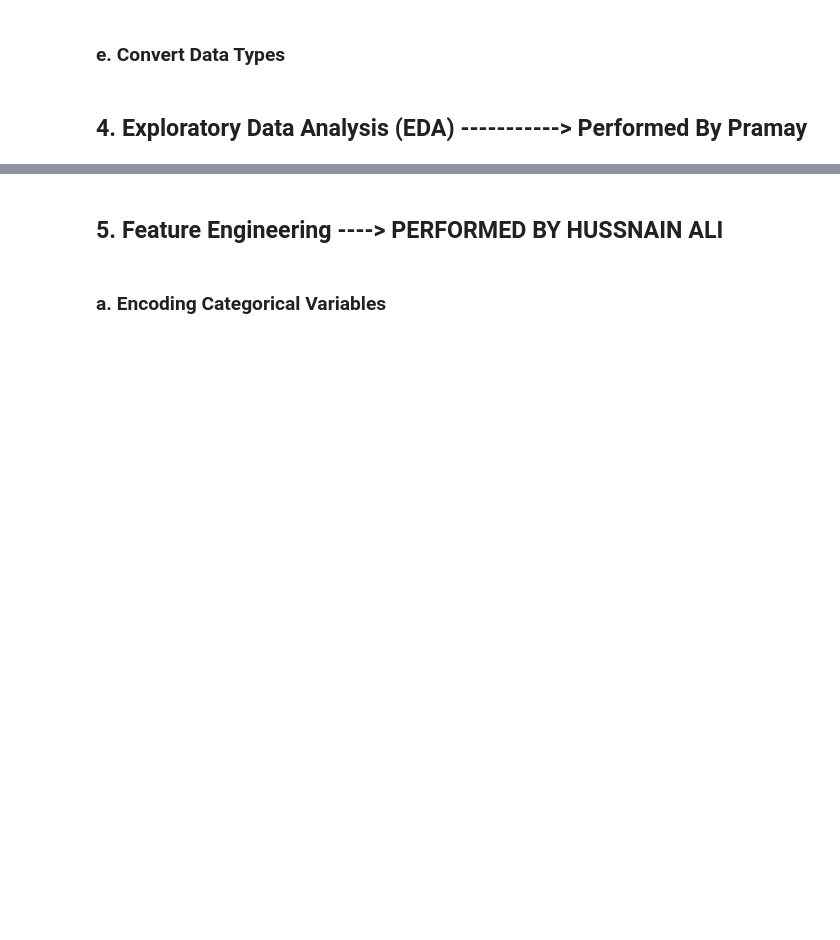
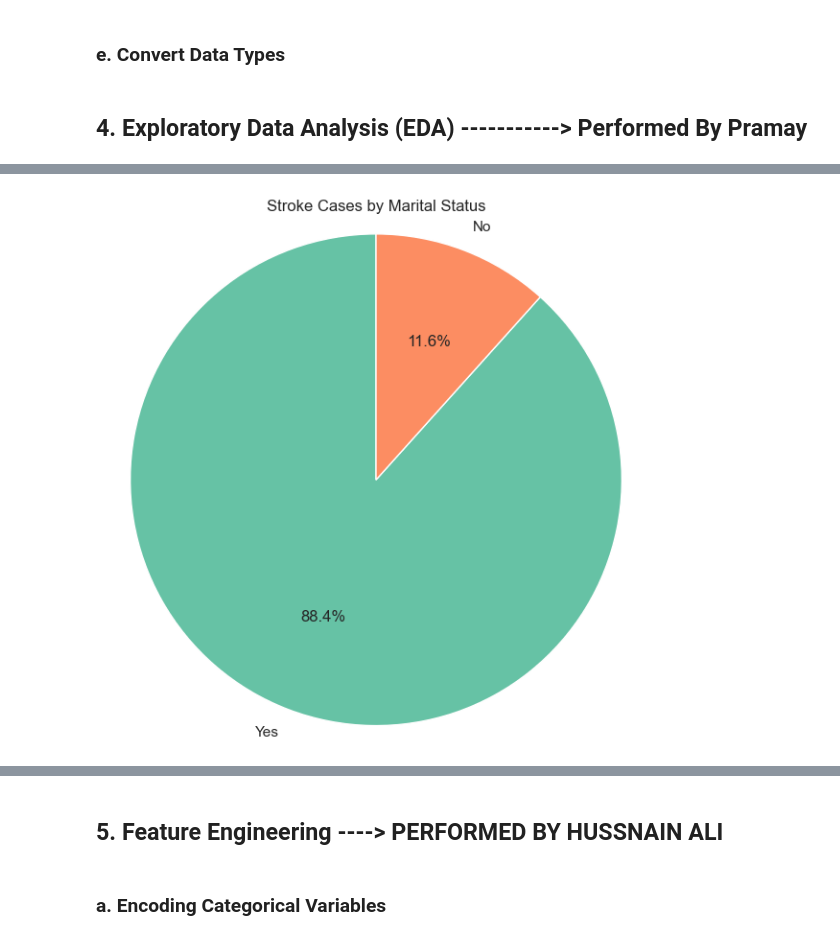
Before and after one commit to mirzahussnain/heart_stroke_prediction, a Jupyter notebook: code.ipynb, the cells around one changed output, grey strips where cells are left out. Drawn from its saved outputs; the diff is of its cells as text; code cells hidden in the pictures; blank space fills up the shorter version.

```diff
--- a/code.ipynb
+++ b/code.ipynb
@@ -186,0 +238,13 @@ explainaition of your visulization
+# %%
+df = pd.read_csv("data/healthcare-dataset-stroke-data.csv")
+stroke_data = df[df['stroke'] == 1]
+
+stroke_counts = stroke_data['ever_married'].value_counts()
+plt.figure(figsize=(6, 6))
+plt.pie(stroke_counts, labels=stroke_counts.index, autopct='%1.1f%%', startangle=90, colors=['#66c2a5','#fc8d62'])
+plt.title("Stroke Cases by Marital Status")
+plt.axis('equal')
+plt.tight_layout()
+plt.show()
+# %% [output]
+[figure, added]
```
Also changed, not shown: parts of 22 cells of this notebook, 11 other files.
